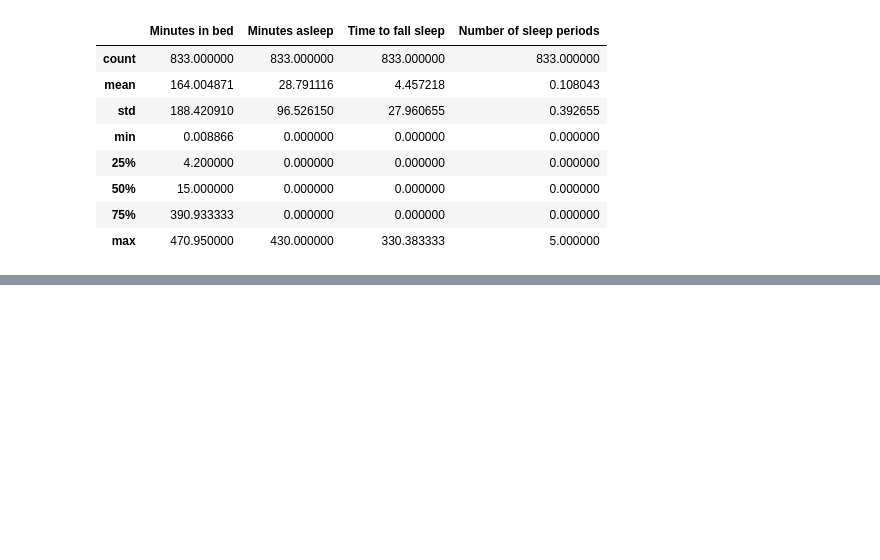
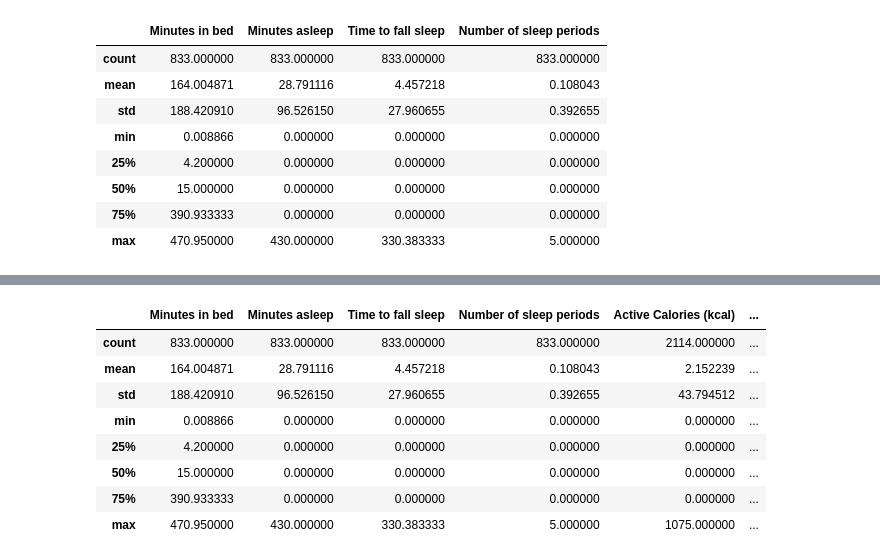
Before and after one commit to JuanIgnacioGil/prophet_playground, a Jupyter notebook: prophet_playground.ipynb, the cells around one changed output, grey strips where cells are left out. Saved outputs shown, nothing was run; the diff lists cells and outputs as text; code cells hidden in the pictures; blank space fills up the shorter version.

Commit message:
Data preparation

```diff
--- a/prophet_playground.ipynb
+++ b/prophet_playground.ipynb
@@ -40,0 +67,18 @@ sleep.describe()
+# %%
+sleep.index = pd.to_datetime(sleep['In bed Finish']).apply(lambda x: pd.datetime(x.year, x.month, x.day) - pd.Timedelta(days=1))
+# %%
+health.index = pd.to_datetime(health['Start']).apply(lambda x: pd.datetime(x.year, x.month, x.day))
+# %%
+data = sleep.merge(health, left_index=True, right_index=True, how='outer')
+# %%
+data.describe()
+# %% [output]
+|  | Minutes in bed | Minutes asleep | Time to fall sleep | Number of sleep periods | Active Calories (kcal) | ... |
+| count | 833.000000 | 833.000000 | 833.000000 | 833.000000 | 2114.000000 | ... |
+| mean | 164.004871 | 28.791116 | 4.457218 | 0.108043 | 2.152239 | ... |
+| std | 188.420910 | 96.526150 | 27.960655 | 0.392655 | 43.794512 | ... |
+| min | 0.008866 | 0.000000 | 0.000000 | 0.000000 | 0.000000 | ... |
+| 25% | 4.200000 | 0.000000 | 0.000000 | 0.000000 | 0.000000 | ... |
+| 50% | 15.000000 | 0.000000 | 0.000000 | 0.000000 | 0.000000 | ... |
+| 75% | 390.933333 | 0.000000 | 0.000000 | 0.000000 | 0.000000 | ... |
+| max | 470.950000 | 430.000000 | 330.383333 | 5.000000 | 1075.000000 | ... |
```
Also changed, not shown: parts of 6 cells of this notebook.
